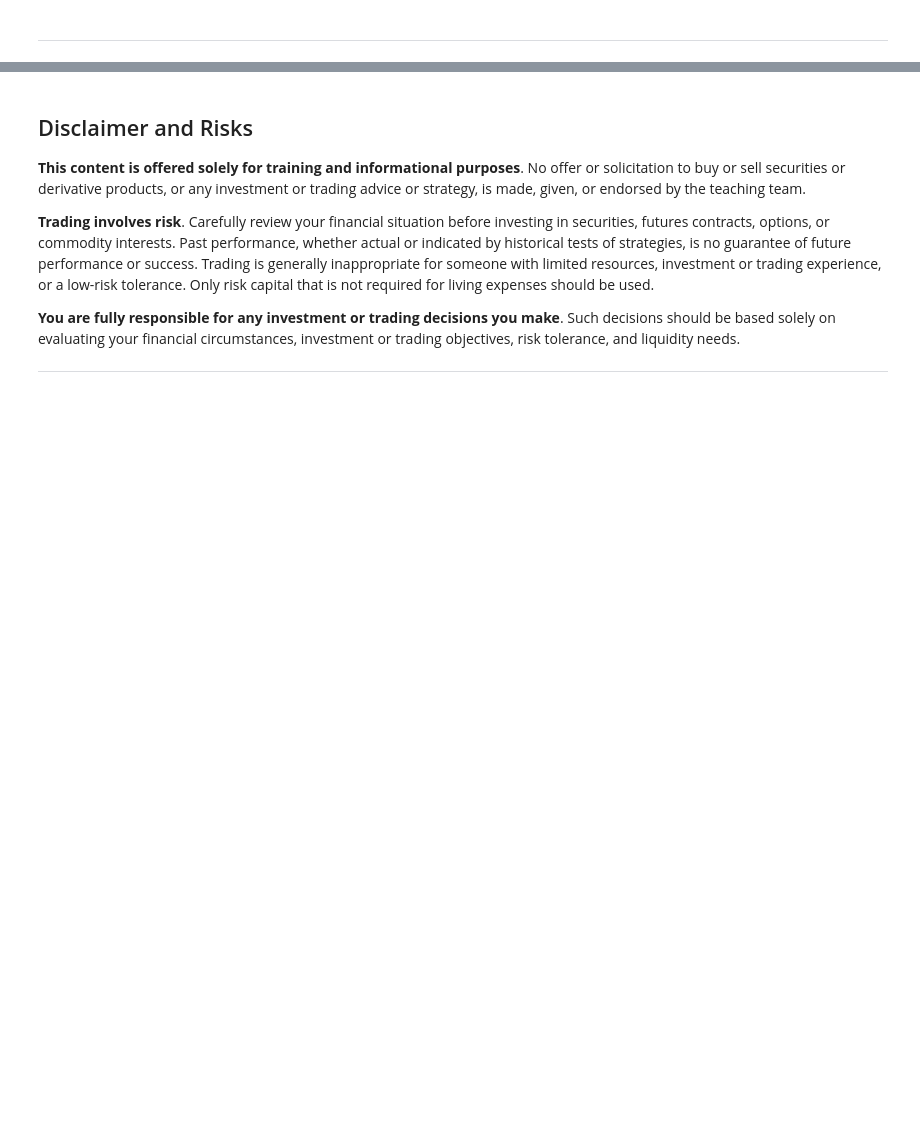
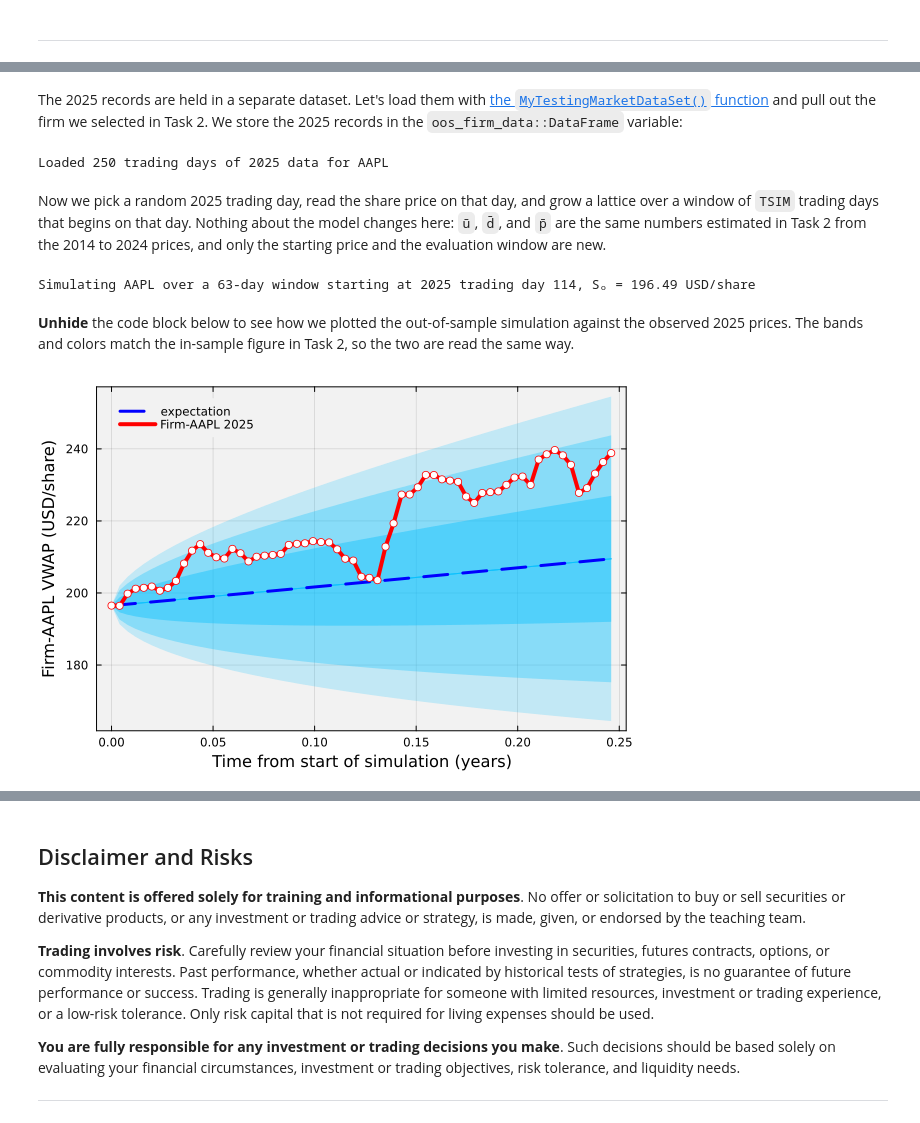
Before and after one commit to varnerlab/CHEME-5660-CourseRepository-Fall-2026, a Jupyter notebook: lectures/week-3/L3b/CHEME-5660-L3b-LatticeModelSharePrice-RWPM-Example-Fall-2026.ipynb, the cells around one changed output, grey strips where cells are left out. Drawn from its saved outputs; the diff is of its cells as text; code cells hidden in the pictures; blank space fills up the shorter version.

```diff
--- a/lectures/week-3/L3b/CHEME-5660-L3b-LatticeModelSharePrice-RWPM-Example-Fall-2026.ipynb
+++ b/lectures/week-3/L3b/CHEME-5660-L3b-LatticeModelSharePrice-RWPM-Example-Fall-2026.ipynb
@@ -382,0 +391,62 @@ ___
+# %% [markdown]
+The 2025 records are held in a separate dataset. Let's load them with [the `MyTestingMarketDataSet()` function](https://varnerlab.org/CHEME-5660-CourseRepository-Fall-2026/dev/data/#VLQuantitativeFinancePackage.MyTestingMarketDataSet) and pull out the firm we selected in Task 2. We store the 2025 records in the `oos_firm_data::DataFrame` variable:
+# %%
+testing_dataset = MyTestingMarketDataSet() |> x-> x["dataset"]; # daily OHLC for 2025
+@assert haskey(testing_dataset, random_firm_ticker) # do we have 2025 data for this firm?
+
+oos_firm_data = testing_dataset[random_firm_ticker];
+number_of_oos_days = nrow(oos_firm_data);
+println("Loaded $(number_of_oos_days) trading days of 2025 data for $(random_firm_ticker)")
+# %% [output]
+Loaded 250 trading days of 2025 data for AAPL
+# %% [markdown]
+Now we pick a random 2025 trading day, read the share price on that day, and grow a lattice over a window of `TSIM` trading days that begins on that day. Nothing about the model changes here: `ū`, `d̄`, and `p̄` are the same numbers estimated in Task 2 from the 2014 to 2024 prices, and only the starting price and the evaluation window are new.
+# %%
+oos_start_index = rand(1:(number_of_oos_days - TSIM + 1)); # random start day with a full window ahead of it
+oos_stop_index = oos_start_index + TSIM;
+Sₒ_oos = oos_firm_data[oos_start_index, :volume_weighted_average_price];
+
+oos_model = build(MyBinomialEquityPriceTree, (
+    u = ū, d = d̄, p = p̄)) |> (model -> populate(model, Sₒ = Sₒ_oos, h = TSIM));
+
+oos_levels = [k for k ∈ 0:(TSIM - 1)];
+oos_expectation = 𝔼(oos_model, oos_levels); # expected price at each level
+oos_variance = Var(oos_model, oos_levels);  # variance of the price at each level
+
+println("Simulating $(random_firm_ticker) over a $(TSIM)-day window starting at 2025 trading day $(oos_start_index), Sₒ = $(round(Sₒ_oos, digits=2)) USD/share")
+# %% [output]
+Simulating AAPL over a 63-day window starting at 2025 trading day 114, Sₒ = 196.49 USD/share
+# %% [markdown]
+__Unhide__ the code block below to see how we plotted the out-of-sample simulation against the observed 2025 prices. The bands and colors match the in-sample figure in Task 2, so the two are read the same way.
+# %%
+let
+
+    # initialize -
+    L68 = oos_expectation[:,2] .- sqrt.(oos_variance[:,2])
+    U68 = oos_expectation[:,2] .+ sqrt.(oos_variance[:,2])
+    L95 = oos_expectation[:,2] .- 1.96*sqrt.(oos_variance[:,2])
+    U95 = oos_expectation[:,2] .+ 1.96*sqrt.(oos_variance[:,2])
+    L99 = oos_expectation[:,2] .- 2.576*sqrt.(oos_variance[:,2])
+    U99 = oos_expectation[:,2] .+ 2.576*sqrt.(oos_variance[:,2])
+
+    T_sim = oos_levels*Δt # time measured from the start of the simulation
+
+    plot(T_sim, oos_expectation[:,2], fillrange=L68, c=:deepskyblue1, alpha=0.4, label="")
+    plot!(T_sim, oos_expectation[:,2], fillrange=U68, c=:deepskyblue1, alpha=0.4, label="")
+    plot!(T_sim, oos_expectation[:,2], fillrange=L95, c=:deepskyblue1, alpha=0.3, label="")
+    plot!(T_sim, oos_expectation[:,2], fillrange=U95, c=:deepskyblue1, alpha=0.3, label="")
+    plot!(T_sim, oos_expectation[:,2], fillrange=L99, c=:deepskyblue1, alpha=0.2, label="")
+    plot!(T_sim, oos_expectation[:,2], fillrange=U99, c=:deepskyblue1, alpha=0.2, label="")
+    plot!(T_sim, oos_expectation[:,2], c=:blue, lw=3, ls=:dash, label="expectation")
+    plot!(T_sim, oos_firm_data[oos_levels .+ oos_start_index, :volume_weighted_average_price],
+        lw=4, c=:red, label="Firm-$(random_firm_ticker) 2025", legend = :topleft)
+    scatter!(T_sim, oos_firm_data[oos_levels .+ oos_start_index, :volume_weighted_average_price], label="",
+        msc=:red, mc=:white)
+
+    plot!(bg="gray95", background_color_outside="white", framestyle = :box, fg_legend = :transparent);
+
+    xlabel!("Time from start of simulation (years)", fontsize=18)
+    ylabel!("Firm-$(random_firm_ticker) VWAP (USD/share)", fontsize=18)
+end
+# %% [output]
+[figure, added]
```
Also changed, not shown: parts of 15 cells of this notebook, 5 other files.
